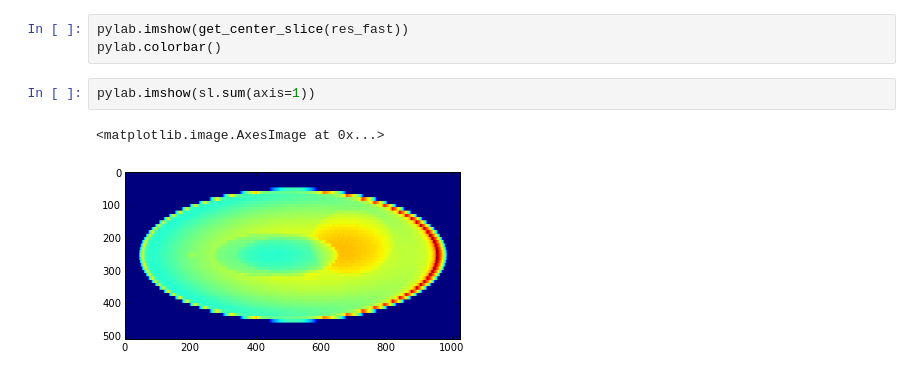
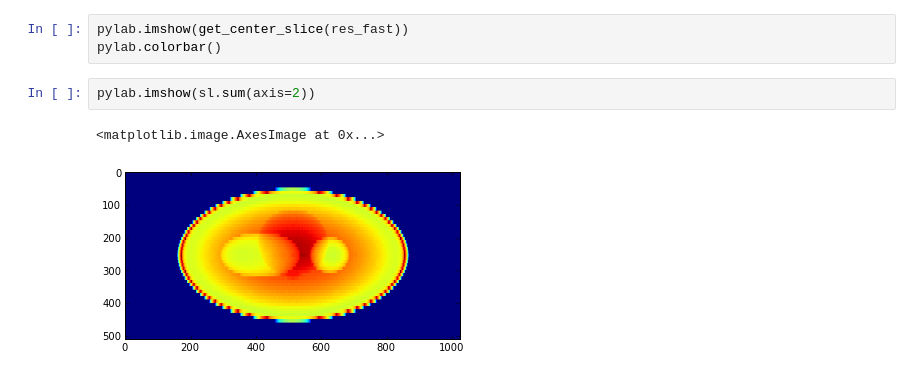
Before and after one commit to buzmakov/fastlib, a Jupyter notebook: code_experiments/test_rotation_1.ipynb, the cells around one changed output. Saved outputs shown, nothing was run; the diff lists cells and outputs as text.

```diff
--- a/code_experiments/test_rotation_1.ipynb
+++ b/code_experiments/test_rotation_1.ipynb
@@ -30,7 +30,7 @@ print res_fast.shape
 pylab.imshow(get_center_slice(res_fast))
 pylab.colorbar()
 # %%
-pylab.imshow(sl.sum(axis=1))
+pylab.imshow(sl.sum(axis=2))
 # %% [output]
 <matplotlib.image.AxesImage at 0x...>
-[figure, old version]
+[figure, new version]
```
Also changed, not shown: parts of 5 cells of this notebook, 3 other files.
